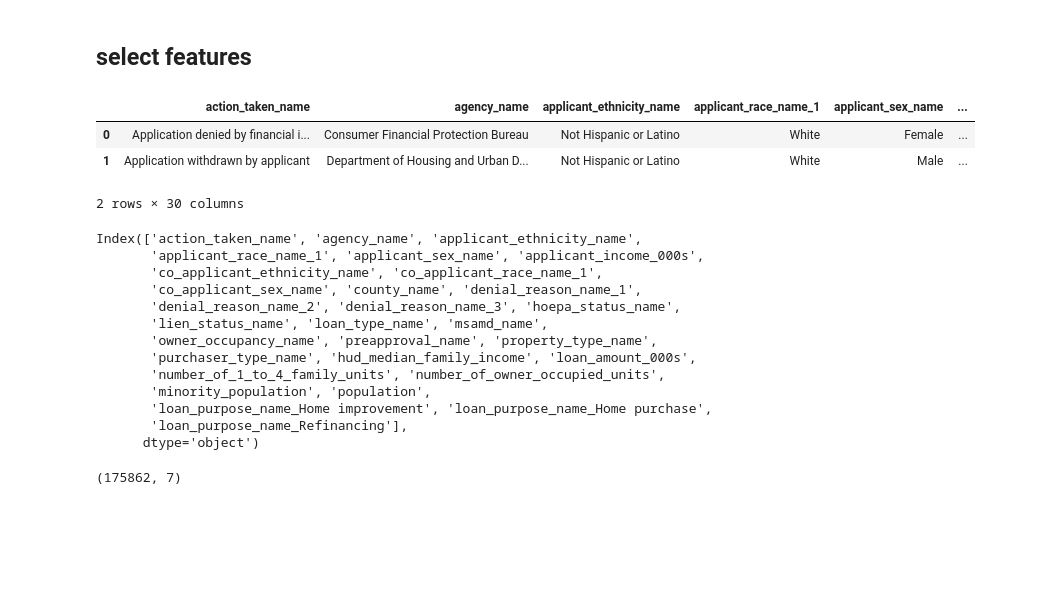
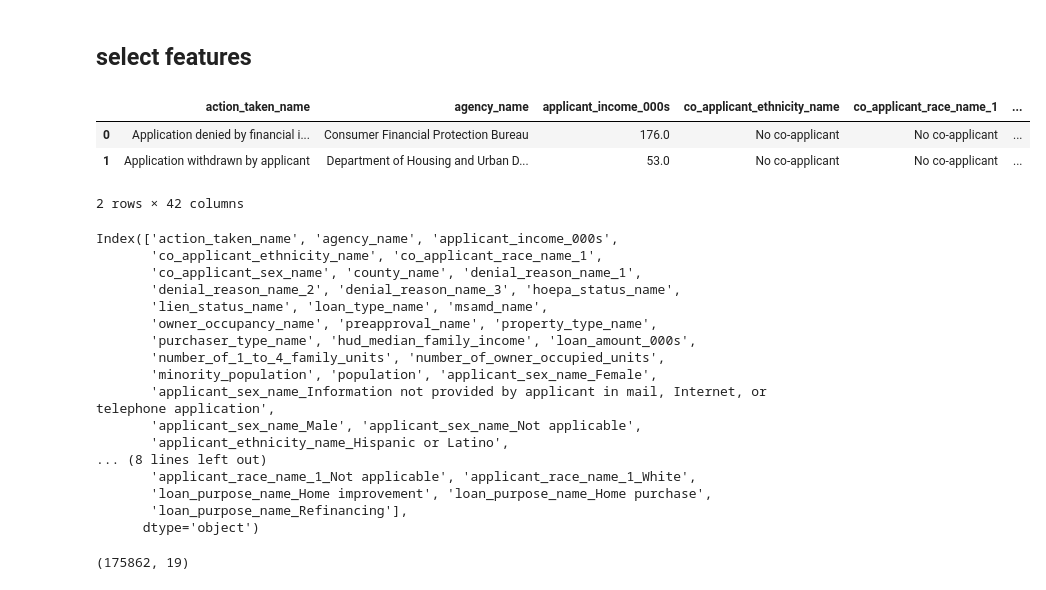
Before and after one commit to mrs-curi0sity/loan_data_challenge, a Jupyter notebook: eda_credit.ipynb, the cells around one changed output. Cells and saved outputs as stored; diff of their text form; code cells hidden in the pictures; blank space fills up the shorter version.

```diff
--- a/eda_credit.ipynb
+++ b/eda_credit.ipynb
@@ -453,18 +453,17 @@ uswusw
 # %% [markdown]
 ## select features
 # %%
-purpose_dummies = pd.get_dummies(df_credit_data, columns=['loan_purpose_name'])
-purpose_dummies.head(2)
+df_with_dummies = pd.get_dummies(df_credit_data, columns=['applicant_sex_name', 'applicant_ethnicity_name', 'applicant_race_name_1', 'loan_purpose_name'])# loan_purpose_name
+df_with_dummies.head(2)
 # %% [output]
-|  | action_taken_name | agency_name | applicant_ethnicity_name | applicant_race_name_1 | applicant_sex_name | ... |
-| 0 | Application denied by financial i... | Consumer Financial Protection Bureau | Not Hispanic or Latino | White | Female | ... |
-| 1 | Application withdrawn by applicant | Department of Housing and Urban D... | Not Hispanic or Latino | White | Male | ... |
+|  | action_taken_name | agency_name | applicant_income_000s | co_applicant_ethnicity_name | co_applicant_race_name_1 | ... |
+| 0 | Application denied by financial i... | Consumer Financial Protection Bureau | 176.0 | No co-applicant | No co-applicant | ... |
+| 1 | Application withdrawn by applicant | Department of Housing and Urban D... | 53.0 | No co-applicant | No co-applicant | ... |
-2 rows × 30 columns
+2 rows × 42 columns
 # %%
-purpose_dummies.columns
+df_with_dummies.columns
 # %% [output]
-Index(['action_taken_name', 'agency_name', 'applicant_ethnicity_name',
-       'applicant_race_name_1', 'applicant_sex_name', 'applicant_income_000s',
+Index(['action_taken_name', 'agency_name', 'applicant_income_000s',
        'co_applicant_ethnicity_name', 'co_applicant_race_name_1',
        'co_applicant_sex_name', 'county_name', 'denial_reason_name_1',
        'denial_reason_name_2', 'denial_reason_name_3', 'hoepa_status_name',
@@ -472,7 +471,12 @@ Index(['action_taken_name', 'agency_name', 'applicant_ethnicity_name',
        'owner_occupancy_name', 'preapproval_name', 'property_type_name',
        'purchaser_type_name', 'hud_median_family_income', 'loan_amount_000s',
        'number_of_1_to_4_family_units', 'number_of_owner_occupied_units',
-       'minority_population', 'population',
+       'minority_population', 'population', 'applicant_sex_name_Female',
+       'applicant_sex_name_Information not provided by applicant in mail, Internet, or telephone application',
+       'applicant_sex_name_Male', 'applicant_sex_name_Not applicable',
+       'applicant_ethnicity_name_Hispanic or Latino',
+... (8 lines left out)
+       'applicant_race_name_1_Not applicable', 'applicant_race_name_1_White',
        'loan_purpose_name_Home improvement', 'loan_purpose_name_Home purchase',
        'loan_purpose_name_Refinancing'],
       dtype='object')
@@ -481,9 +500,9 @@ selected_features = ['action_taken_name', 'applicant_income_000s', 'loan_amount_
        'loan_purpose_name_Refinancing']
 # %%
-df_credit_data_selected = purpose_dummies[selected_features]
+df_credit_data_selected = df_with_dummies[selected_features]
 df_credit_data_selected.shape
 # %% [output]
-(175862, 7)
+(175862, 19)
 # %%
 df_credit_data_selected.isna().sum()
 # %% [output]
```
Also changed, not shown: parts of 13 cells of this notebook.
